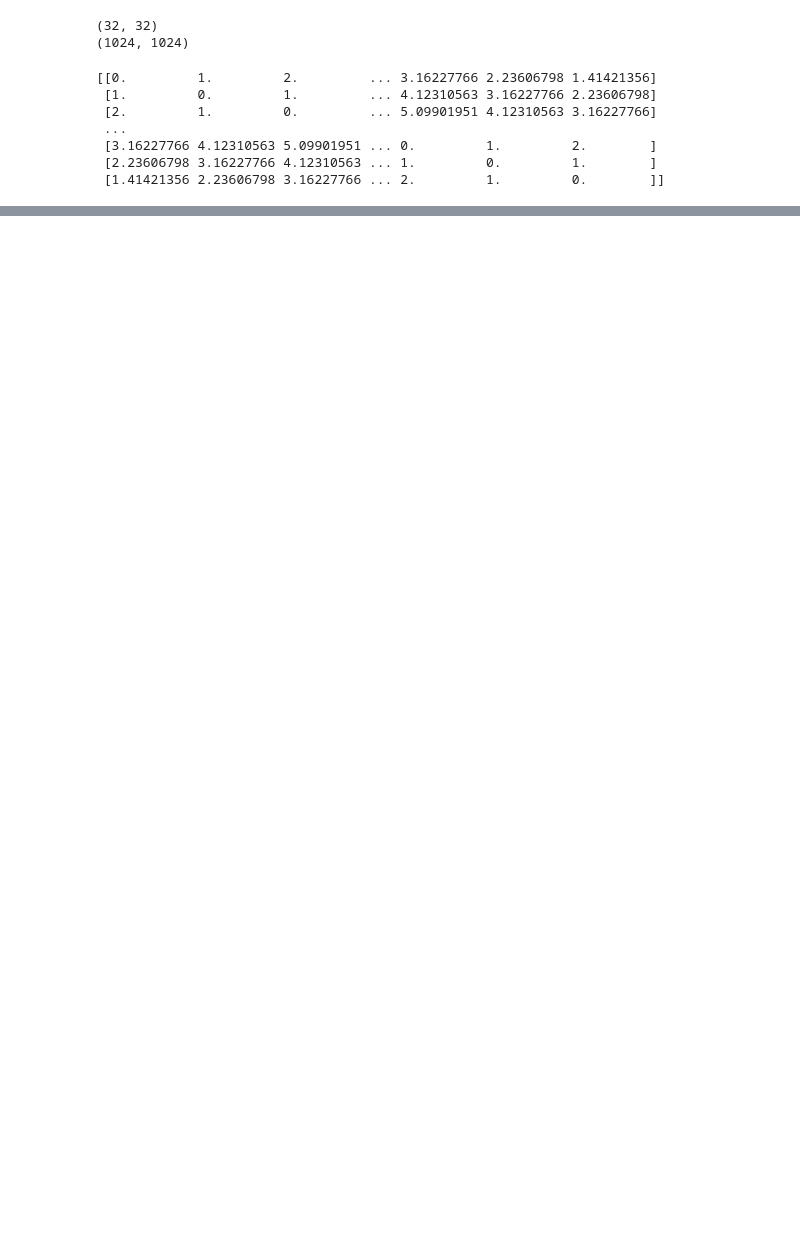
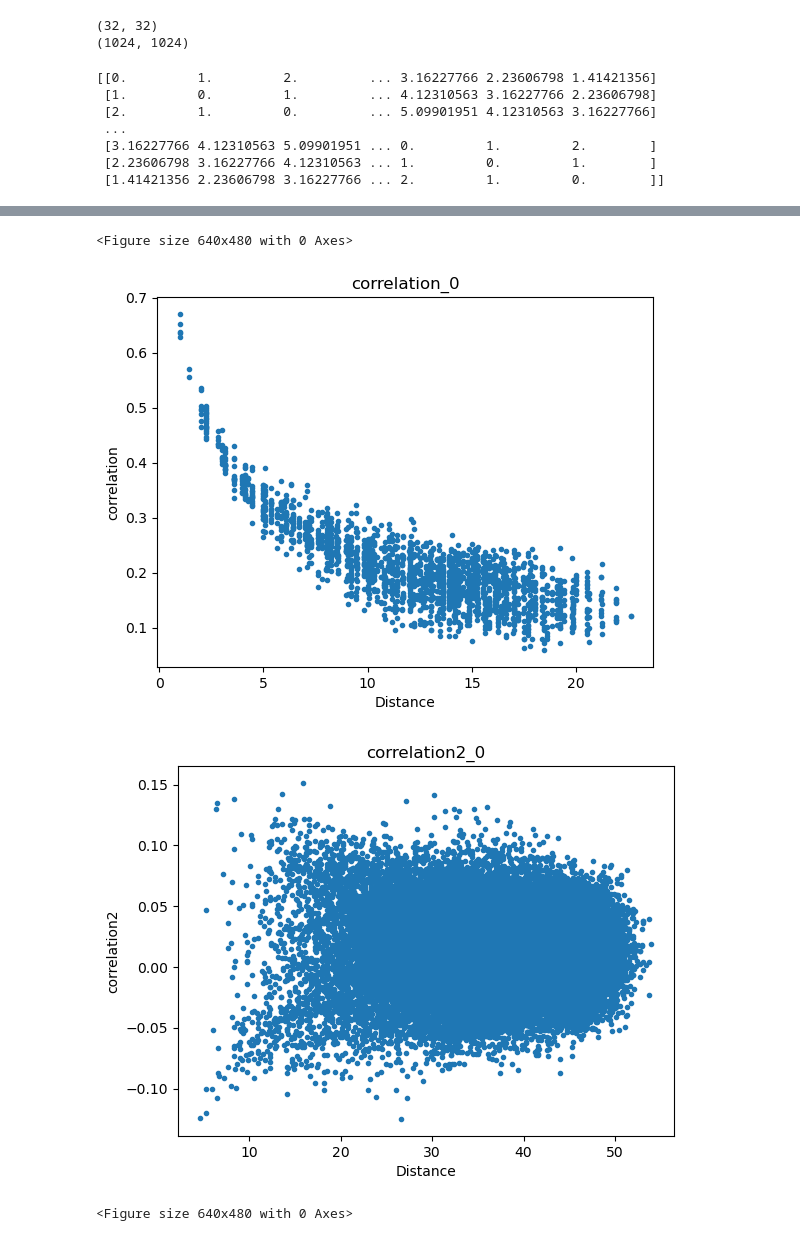
Before and after one commit to chnchg/sglass, a Jupyter notebook: src/Distance_correlation.ipynb, the cells around one changed output, grey strips where cells are left out. Drawn from its saved outputs; the diff is of its cells as text; code cells hidden in the pictures; blank space fills up the shorter version.

```diff
--- a/src/Distance_correlation.ipynb
+++ b/src/Distance_correlation.ipynb
@@ -81 +94,49 @@ for i in range(18):
 ... (7 outputs left out)
+# %%
+lin_size=32
+Distance=np.zeros((lin_size*lin_size,lin_size*lin_size))
+for i in range(lin_size):
+    for j in range(lin_size):
+        # Id1
+        for k in range(lin_size):
+            for l in range(lin_size):
+                # Id2
+                X_dis=abs(i-k)
+                Y_dis=abs(l-j)
+                # periodic boundary
+                if(X_dis>=lin_size/2):
+                    X_dis=lin_size-X_dis
+                if(Y_dis>=lin_size/2):
+                    Y_dis=lin_size-Y_dis
+                Distance[i*lin_size+j,k*lin_size+l]=(X_dis**2+Y_dis**2)**0.5
+# %%
+filename=f'selection_mc/selection_mc_12.h5'
+Dis_list=[]
+Dis2_list=[]
+with h5py.File(filename, "r") as f:
+    chosen_indices=list(f['chosen_indices'][:])
+    Correlaiton_list=list(f['c'][:])
+    Correlaiton2_list=list(f['c2'][:])
+    for index1 in range(len(chosen_indices)):
+        for index2 in range(index1):
+            Dis_list.append(Distance[chosen_indices[index1],chosen_indices[index2]])
+            for index3 in range(index2):
+                Dis2=Distance[chosen_indices[index1],chosen_indices[index2]]+Distance[chosen_indices[index1],chosen_indices[index3]]+Distance[chosen_indices[index2],chosen_indices[index3]]
+                Dis2_list.append(Dis2)
+
+
+plt.plot(Dis_list,Correlaiton_list,'.')
+plt.title('correlation_0')
+plt.xlabel('Distance')
+plt.ylabel('correlation')
+plt.figure()
+plt.plot(Dis2_list,Correlaiton2_list,'.')
+plt.title('correlation2_0')
+plt.xlabel('Distance')
+plt.ylabel('correlation2')
+plt.figure()
+# %% [output]
+<Figure size 640x480 with 0 Axes>
+[figure, added]
+[figure, added]
+<Figure size 640x480 with 0 Axes>
```
Also changed, not shown: parts of 26 cells of this notebook, 3 other files.
